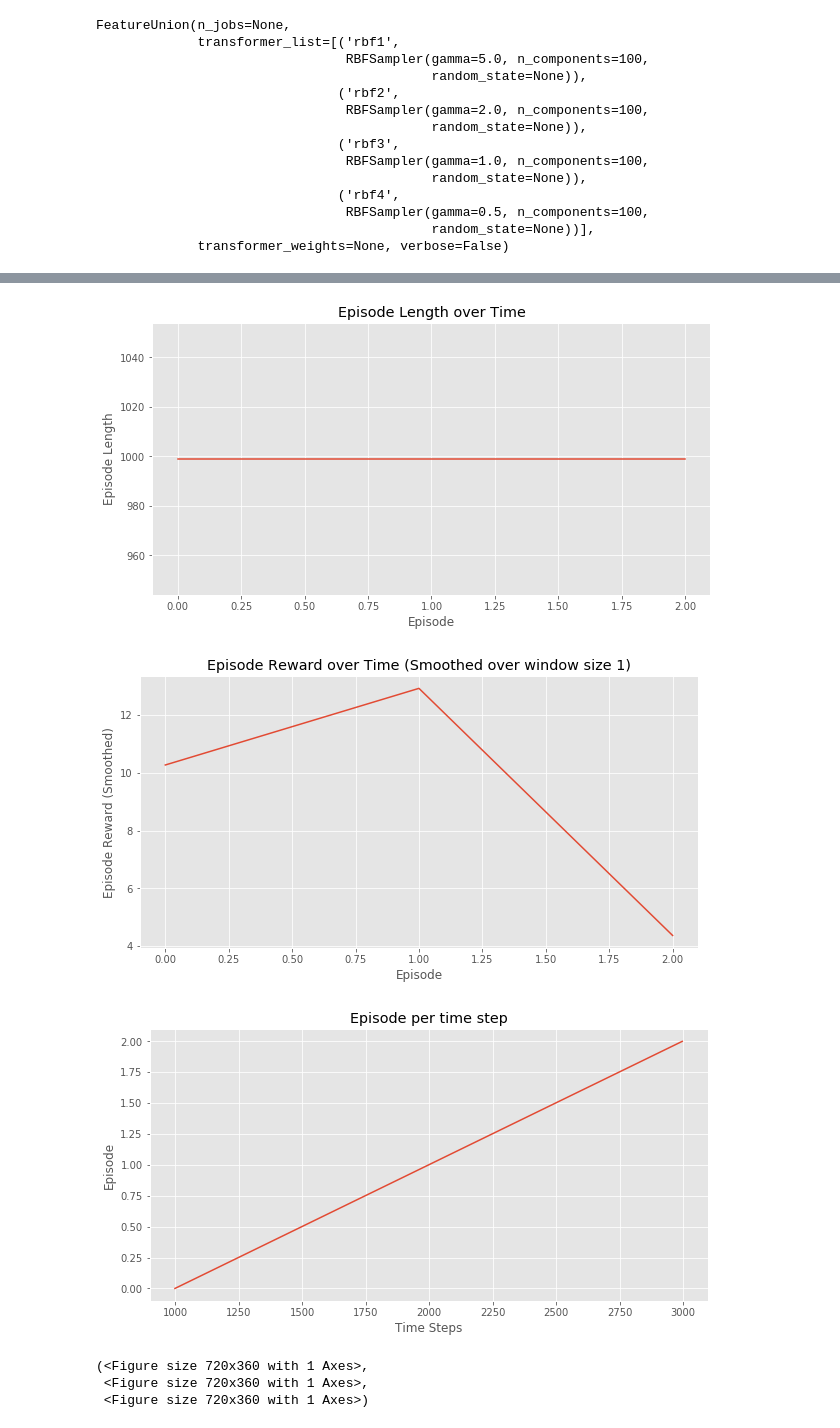
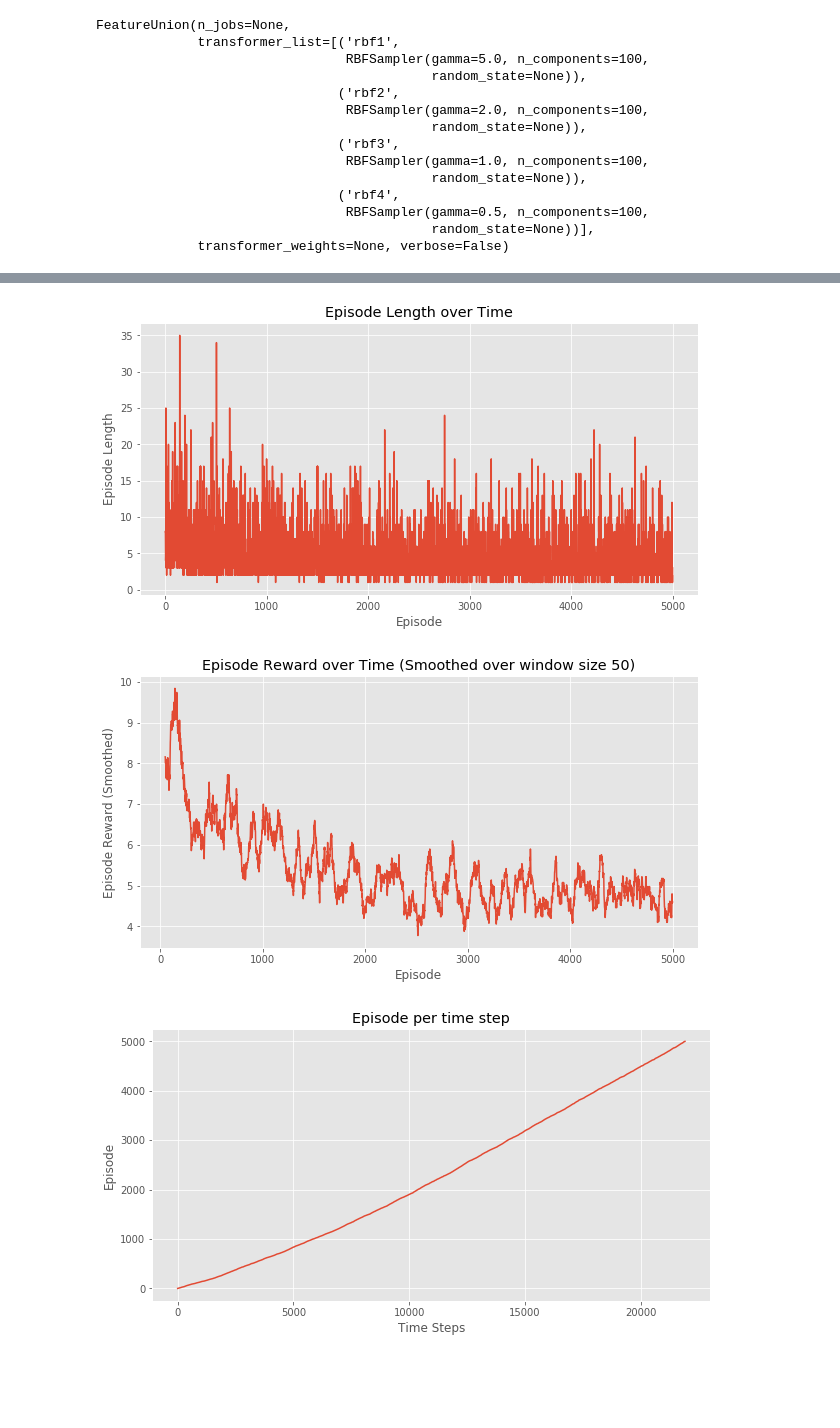
Before and after one commit to Nimtaa/RL-Training, a Jupyter notebook: Policy Gradient/Actor Critic.ipynb, the cells around one changed output, grey strips where cells are left out. Saved outputs shown, nothing was run; the diff lists cells and outputs as text; code cells hidden in the pictures; blank space fills up the shorter version.

Commit message:
plot added

```diff
--- a/Policy Gradient/Actor Critic.ipynb
+++ b/Policy Gradient/Actor Critic.ipynb
@@ -38,7 +33,7 @@ for i in range(10000):
 # Feature Preprocessing: Normalize to zero mean and unit variance
 # We use a few samples from the observation space to do this
 scaler = sklearn.preprocessing.StandardScaler()
-scaler.fit(obs)
+scaler.fit(observation_example)
 
 # Used to converte a state to a featurizes represenation.
 # We use RBF kernels with different variances to cover different parts of the space
@@ -48,7 +43,7 @@ featurizer = sklearn.pipeline.FeatureUnion([
         ("rbf3", RBFSampler(gamma=1.0, n_components=100)),
         ("rbf4", RBFSampler(gamma=0.5, n_components=100))
         ])
-featurizer.fit(scaler.transform(obs))
+featurizer.fit(scaler.transform(observation_example))
 # %% [output]
 FeatureUnion(n_jobs=None,
              transformer_list=[('rbf1',
@@ -78,7 +73,7 @@ class PolicyEstimator():
     Policy Function approximator.
     """
 
-    def __init__(self, learning_rate=0.01, scope="policy_estimator"):
+    def __init__(self, learning_rate=0.005, scope="policy_estimator"):
         with tf.variable_scope(scope):
             self.state = tf.placeholder(tf.float32, [400], "state")
             self.target = tf.placeholder(dtype=tf.float32, name="target")
@@ -234,17 +228,13 @@ def actor_critic(env, estimator_policy, estimator_value, num_episodes, discount_
 tf.reset_default_graph()
 
 global_step = tf.Variable(0, name="global_step", trainable=False)
-policy_estimator = PolicyEstimator(learning_rate=0.001)
+policy_estimator = PolicyEstimator(learning_rate=0.005)
 value_estimator = ValueEstimator(learning_rate=0.1)
 
 with tf.Session() as sess:
     sess.run(tf.initialize_all_variables())
     # Note, due to randomness in the policy the number of episodes you need varies
     # TODO: Sometimes the algorithm gets stuck, I'm not sure what exactly is happening there.
-    stats = actor_critic(env, policy_estimator, value_estimator, 3 , discount_factor=0.95)
-#     for i in range(1000):
-#         env.render()
-#         action = estimator_policy.predict(state)
-#         next_state, reward, done, _ = env.step(action)
-#         state = next_state
+    stats = actor_critic(env, policy_estimator, value_estimator, 5000 , discount_factor=0.9)
+    env.close()
 # %% [output]
@@ -268,9 +243,30 @@ Step 999 @ Episode 3/3 (12.913407091742666)
-# %%
-plotting.plot_episode_stats(stats, smoothing_window=10)
-# %% [output]
-[figure, removed]
-[figure, removed]
-[figure, removed]
-(<Figure size 720x360 with 1 Axes>,
- <Figure size 720x360 with 1 Axes>,
- <Figure size 720x360 with 1 Axes>)
+# %%
+smoothing_window = 50
+
+fig1 = plt.figure(figsize=(10,5))
+plt.plot(stats.episode_lengths)
+plt.xlabel("Episode")
+plt.ylabel("Episode Length")
+plt.title("Episode Length over Time")
+plt.show(fig1)
+
+# Plot the episode reward over time
+fig2 = plt.figure(figsize=(10,5))
+rewards_smoothed = pd.Series(stats.episode_rewards).rolling(smoothing_window, min_periods=smoothing_window).mean()
+plt.plot(rewards_smoothed)
+plt.xlabel("Episode")
+plt.ylabel("Episode Reward (Smoothed)")
+plt.title("Episode Reward over Time (Smoothed over window size {})".format(smoothing_window))
+plt.show(fig2)
+
+# Plot time steps and episode number
+fig3 = plt.figure(figsize=(10,5))
+plt.plot(np.cumsum(stats.episode_lengths), np.arange(len(stats.episode_lengths)))
+plt.xlabel("Time Steps")
+plt.ylabel("Episode")
+plt.title("Episode per time step")
+plt.show(fig3)
+# %% [output]
+[figure, added]
+[figure, added]
+[figure, added]
```
Also changed, not shown: parts of 4 cells of this notebook.
